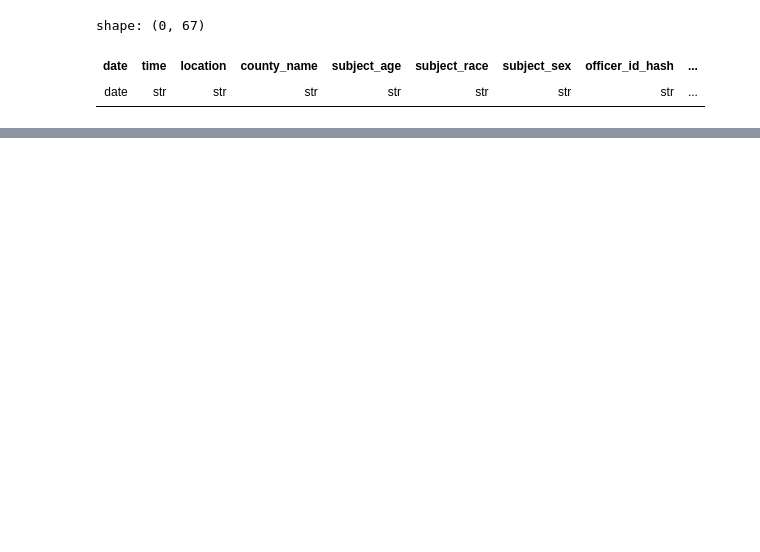
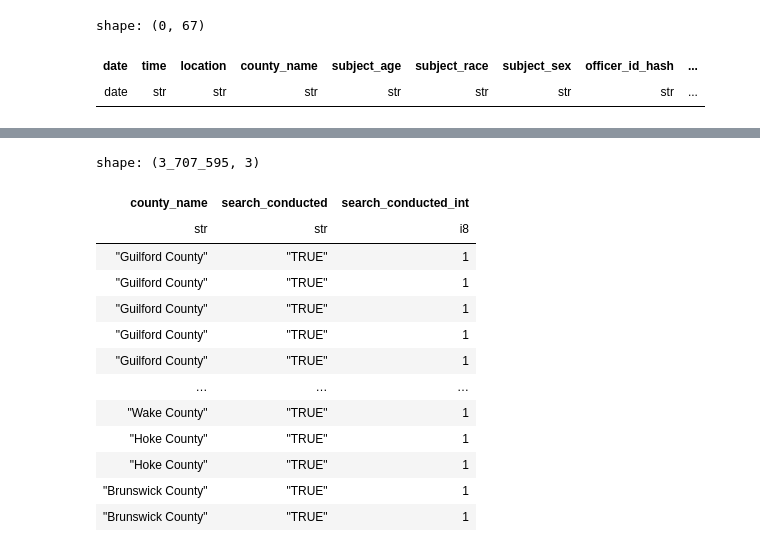
Before and after one commit to ramyap06/stanford-open-policing-data-analysis, a Jupyter notebook: file3.ipynb, the cells around one changed output, grey strips where cells are left out. Drawn from its saved outputs; the diff is of its cells as text; code cells hidden in the pictures; blank space fills up the shorter version.

```diff
--- a/file3.ipynb
+++ b/file3.ipynb
@@ -103,0 +109,19 @@ shape: (50, 67)
+# %%
+temp = clean.filter(pl.col('search_conducted') == 'TRUE')
+temp = temp.with_columns((pl.col('search_conducted') == 'TRUE').cast(pl.Int8).alias('search_conducted_int'))
+temp
+# %% [output]
+shape: (3_707_595, 3)
+| county_name | search_conducted | search_conducted_int |
+| str | str | i8 |
+| "Guilford County" | "TRUE" | 1 |
+| "Guilford County" | "TRUE" | 1 |
+| "Guilford County" | "TRUE" | 1 |
+| "Guilford County" | "TRUE" | 1 |
+| "Guilford County" | "TRUE" | 1 |
+| … | … | … |
+| "Wake County" | "TRUE" | 1 |
+| "Hoke County" | "TRUE" | 1 |
+| "Hoke County" | "TRUE" | 1 |
+| "Brunswick County" | "TRUE" | 1 |
+| "Brunswick County" | "TRUE" | 1 |
```
Also changed, not shown: parts of 8 cells of this notebook.
